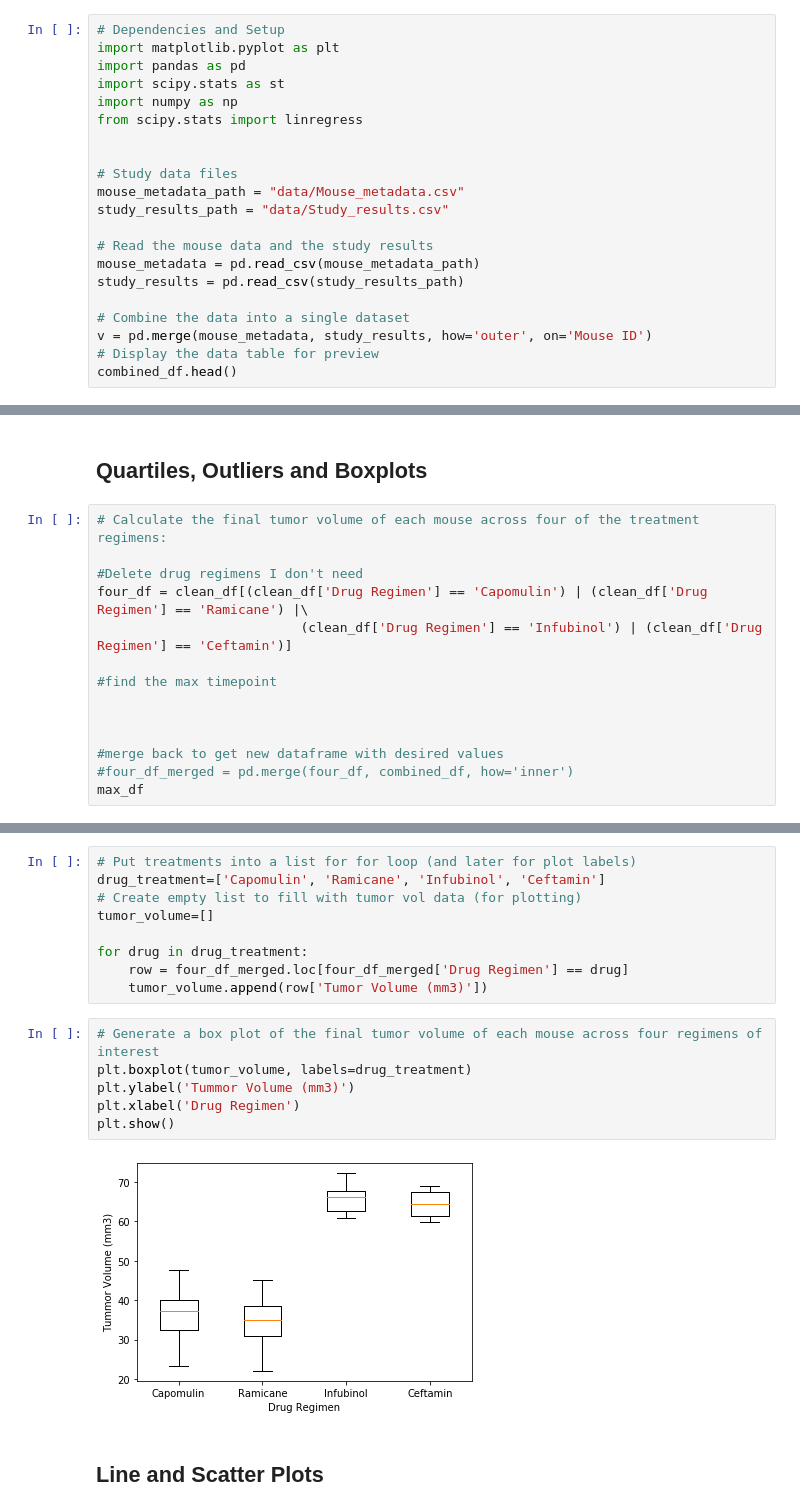
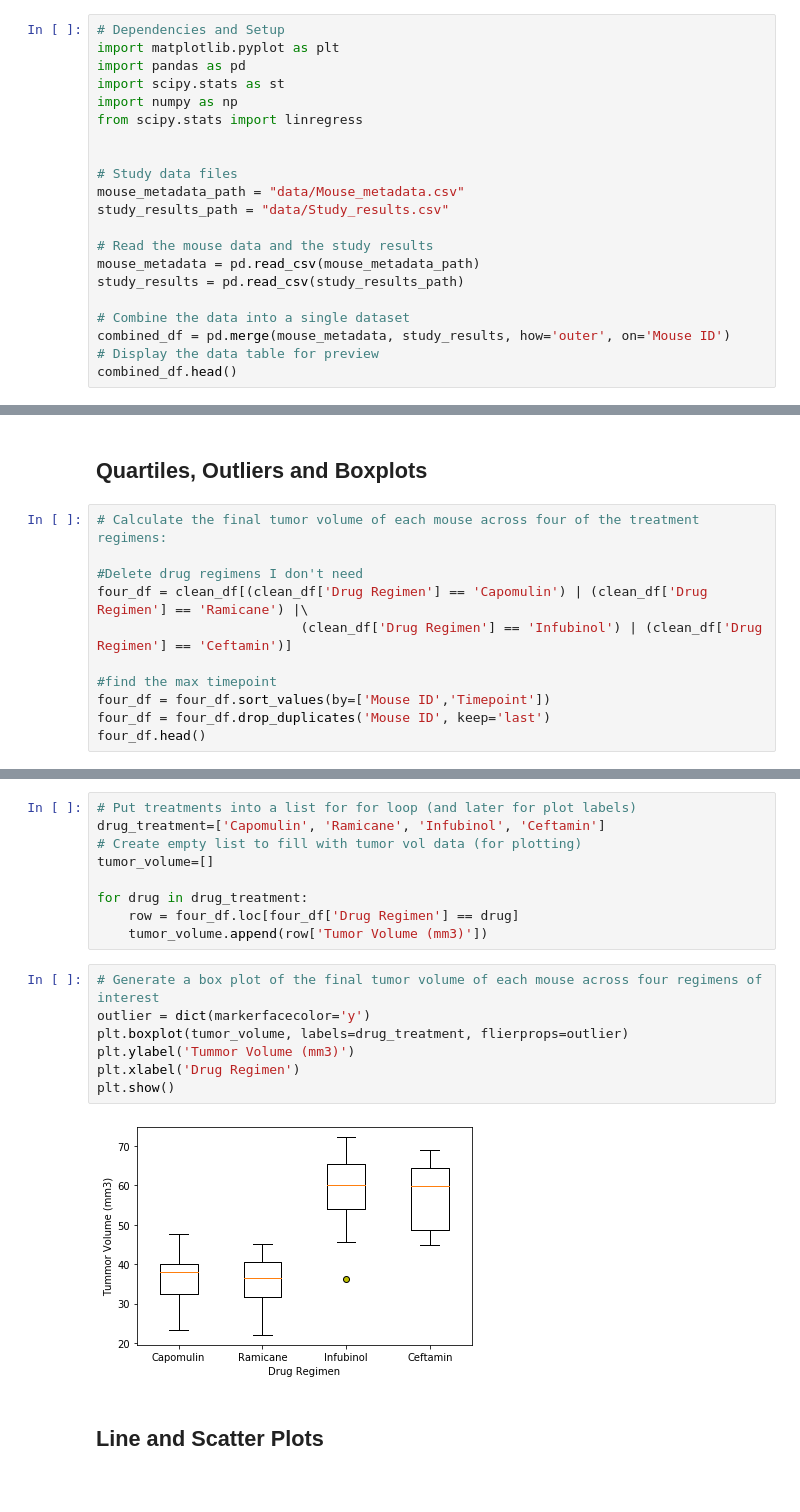
Before and after one commit to KristaJoy/madplotlib-challenge, a Jupyter notebook: pymaceuticals.ipynb, the cells around one changed output, grey strips where cells are left out. Saved outputs shown, nothing was run; the diff lists cells and outputs as text.

```diff
--- a/pymaceuticals.ipynb
+++ b/pymaceuticals.ipynb
@@ -18,7 +18,7 @@ mouse_metadata = pd.read_csv(mouse_metadata_path)
 study_results = pd.read_csv(study_results_path)
 
 # Combine the data into a single dataset
-v = pd.merge(mouse_metadata, study_results, how='outer', on='Mouse ID')
+combined_df = pd.merge(mouse_metadata, study_results, how='outer', on='Mouse ID')
 # Display the data table for preview
 combined_df.head()
 # %% [output]
@@ -197,10 +192,7 @@ four_df = clean_df[(clean_df['Drug Regimen'] == 'Capomulin') | (clean_df['Drug R
                           (clean_df['Drug Regimen'] == 'Infubinol') | (clean_df['Drug Regimen'] == 'Ceftamin')]
 
 #find the max timepoint
-
-
-
-#merge back to get new dataframe with desired values
-#four_df_merged = pd.merge(four_df, combined_df, how='inner')
-max_df
+four_df = four_df.sort_values(by=['Mouse ID','Timepoint'])
+four_df = four_df.drop_duplicates('Mouse ID', keep='last')
+four_df.head()
 # %% [output]
@@ -236,16 +233,17 @@ drug_treatment=['Capomulin', 'Ramicane', 'Infubinol', 'Ceftamin']
 tumor_volume=[]
 
 for drug in drug_treatment:
-    row = four_df_merged.loc[four_df_merged['Drug Regimen'] == drug]
+    row = four_df.loc[four_df['Drug Regimen'] == drug]
     tumor_volume.append(row['Tumor Volume (mm3)'])
 # %%
 # Generate a box plot of the final tumor volume of each mouse across four regimens of interest
-plt.boxplot(tumor_volume, labels=drug_treatment)
+outlier = dict(markerfacecolor='y')
+plt.boxplot(tumor_volume, labels=drug_treatment, flierprops=outlier)
 plt.ylabel('Tummor Volume (mm3)')
 plt.xlabel('Drug Regimen')
 plt.show()
 # %% [output]
-[figure, old version]
+[figure, new version]
 # %% [markdown]
 ## Line and Scatter Plots
 # %%
```
Also changed, not shown: parts of 7 cells of this notebook.
